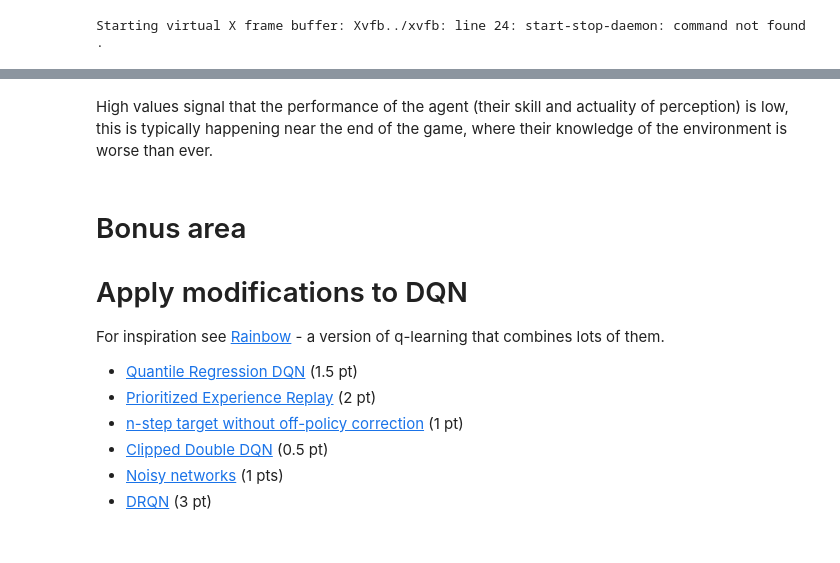
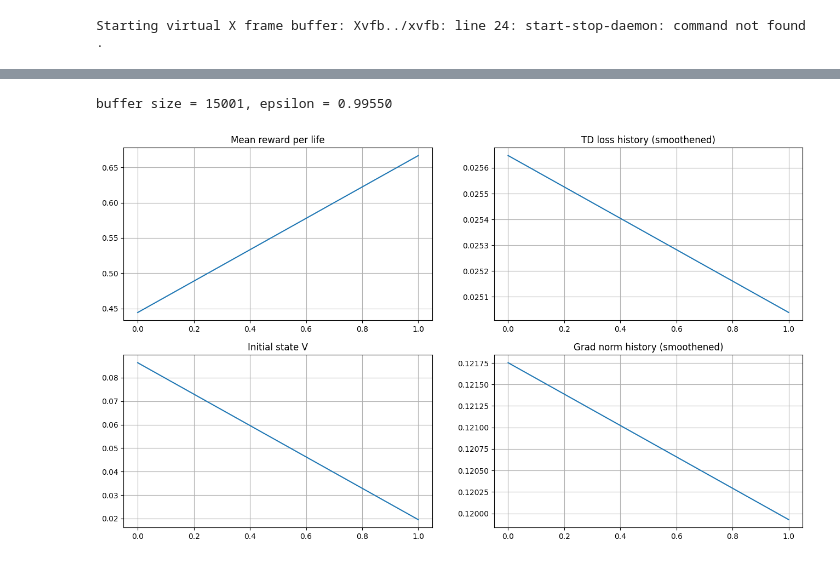
Before and after one commit to KDZHR/RL_Project, a Jupyter notebook: mse.ipynb, the cells around one changed output, grey strips where cells are left out. Cells and saved outputs as stored; diff of their text form; code cells hidden in the pictures.

```diff
--- a/mse.ipynb
+++ b/mse.ipynb
@@ -347,14 +43,0 @@ plt.show()
-# %% [markdown]
-High values signal that the performance of the agent (their skill and actuality of perception) is low, this is typically happening near the end of the game, where their knowledge of the environment is worse than ever.
-# %% [markdown]
-# Bonus area
-# Apply modifications to DQN
-
-For inspiration see [Rainbow](https://arxiv.org/abs/1710.02298) - a version of q-learning that combines lots of them.
-
-* [Quantile Regression DQN](https://arxiv.org/abs/1710.10044) (1.5 pt)
-* [Prioritized Experience Replay](https://arxiv.org/abs/1710.10044) (2 pt)
-* [n-step target without off-policy correction](https://arxiv.org/abs/1901.07510) (1 pt)
-* [Clipped Double DQN](https://arxiv.org/abs/1802.09477v3) (0.5 pt)
-* [Noisy networks](https://arxiv.org/abs/1706.10295) (1 pts)
-* [DRQN](https://arxiv.org/abs/1507.06527) (3 pt)
@@ -426,0 +44,7 @@ class PrioritizedReplayBuffer:
+# %%
+config["seed"] = 57
+
+train(config)
+# %% [output]
+buffer size = 15001, epsilon = 0.99550
+[figure, added]
```
Also changed, not shown: parts of 30 cells of this notebook, 2 other files.
